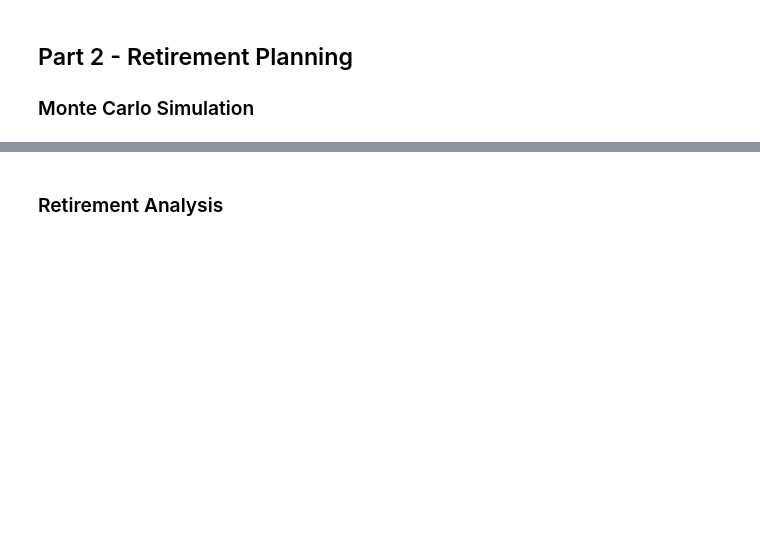
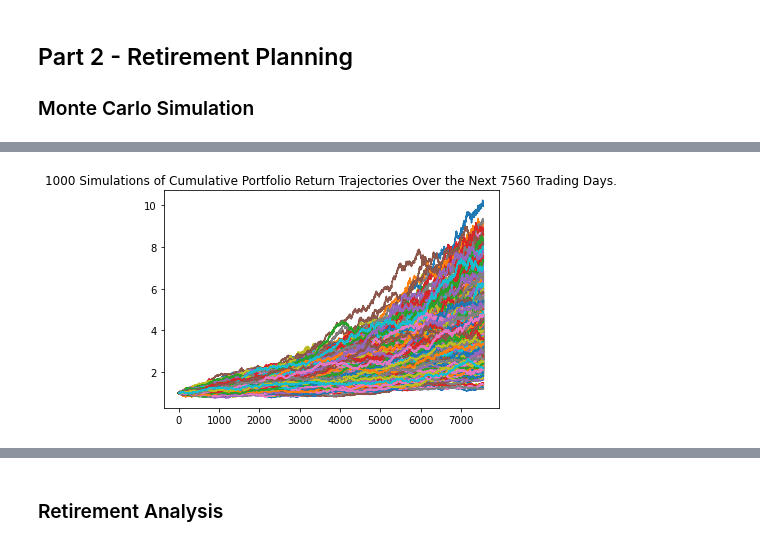
Before and after one commit to MoBerr/API_FInancial-Planner, a Jupyter notebook: Instructions/Starter_Code/financial-planner.ipynb, the cells around one changed output, grey strips where cells are left out. Cells and saved outputs as stored; diff of their text form; code cells hidden in the pictures; blank space fills up the shorter version.

```diff
--- a/Instructions/Starter_Code/financial-planner.ipynb
+++ b/Instructions/Starter_Code/financial-planner.ipynb
@@ -145,12 +176,19 @@ emergency_fund = monthly_income * 3
 # %%
 # Set start and end dates of five years back from today.
 # Sample results may vary from the solution based on the time frame chosen
-start_date = pd.Timestamp('2016-05-01', tz='America/New_York').isoformat()
-end_date = pd.Timestamp('2021-05-01', tz='America/New_York').isoformat()
+start_date = pd.Timestamp('2016-09-19', tz='EST').isoformat()
+end_date = pd.Timestamp('2021-09-20', tz='EST').isoformat()
 # %%
 # Get 5 years' worth of historical data for SPY and AGG
 # (use a limit=1000 parameter to call the most recent 1000 days of data)
-# YOUR CODE HERE!
+df_stock_data = alpaca.get_barset(
+    tickers,
+    timeframe,
+    limit=1000,
+    start = start_date,
+    end = end_date
+
+).df
 
 # Display sample data
-df_stock_data.head()
+df_stock_data.tail()
@@ -156,0 +224,8 @@ df_stock_data.head()
+# %%
+# Configuring a Monte Carlo simulation to forecast 30 years cumulative returns
+MCSIMULATION_30Y = MCSimulation(
+    portfolio_data= df_stock_data,
+    weights = [.80 , .20], ##############How to choose the weights here ??
+    num_simulation = 1000, ##############How many samples to work with ?
+    num_trading_days = 252*30
+)
@@ -166,5 +278,7 @@ df_stock_data.head()
 # %%
 # Plot simulation outcomes
-# YOUR CODE HERE!
+Lines_plot = MCSIMULATION_30Y.plot_simulation()
+# %% [output]
+[figure, added]
 # %%
 # Plot probability distribution and confidence intervals
```
Also changed, not shown: parts of 33 cells of this notebook.
